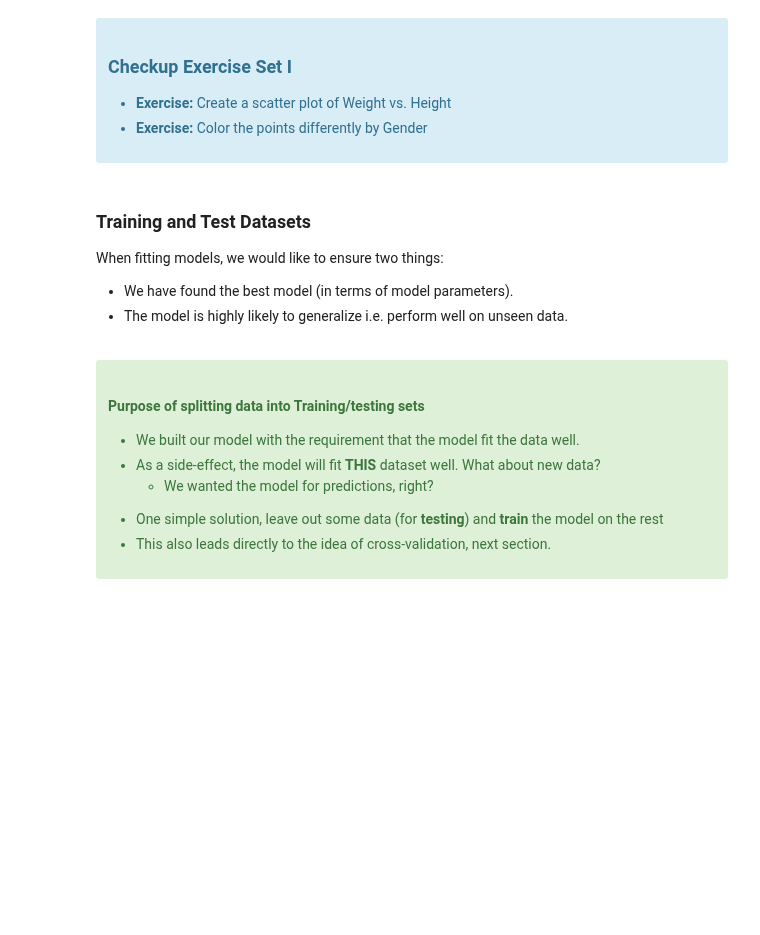
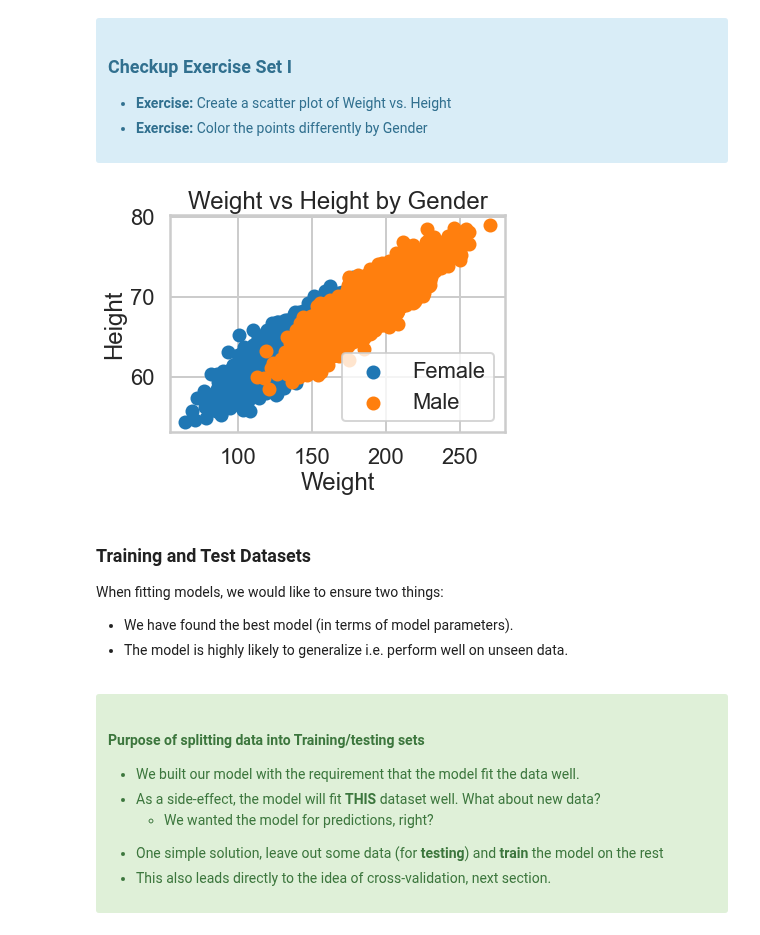
Before and after one commit to springboard-curriculum/mec-mini-projects, a Jupyter notebook: mec-12.4.2-logistic-regression-mini-project/Mini_Project_Logistic_Regression.ipynb, the cells around one changed output. Drawn from its saved outputs; the diff is of its cells as text; code cells hidden in the pictures; blank space fills up the shorter version.

```diff
--- a/mec-12.4.2-logistic-regression-mini-project/Mini_Project_Logistic_Regression.ipynb
+++ b/mec-12.4.2-logistic-regression-mini-project/Mini_Project_Logistic_Regression.ipynb
@@ -125,3 +123,16 @@ with the "response" or "label" $y$ as a plain array of 0s and 1s for binary clas
+# %%
+# your turn
+gender_grps = dflog.groupby(['Gender'])
+for name, group in gender_grps:
+    plt.scatter(x=group["Weight"], y=group["Height"], marker='o', label=name)
+
+plt.xlabel("Weight")
+plt.ylabel("Height")
+plt.title("Weight vs Height by Gender")
+plt.legend()
+plt.show()
+# %% [output]
+[figure, added]
 # %% [markdown]
 ### Training and Test Datasets
 
```
Also changed, not shown: parts of 11 cells of this notebook.
